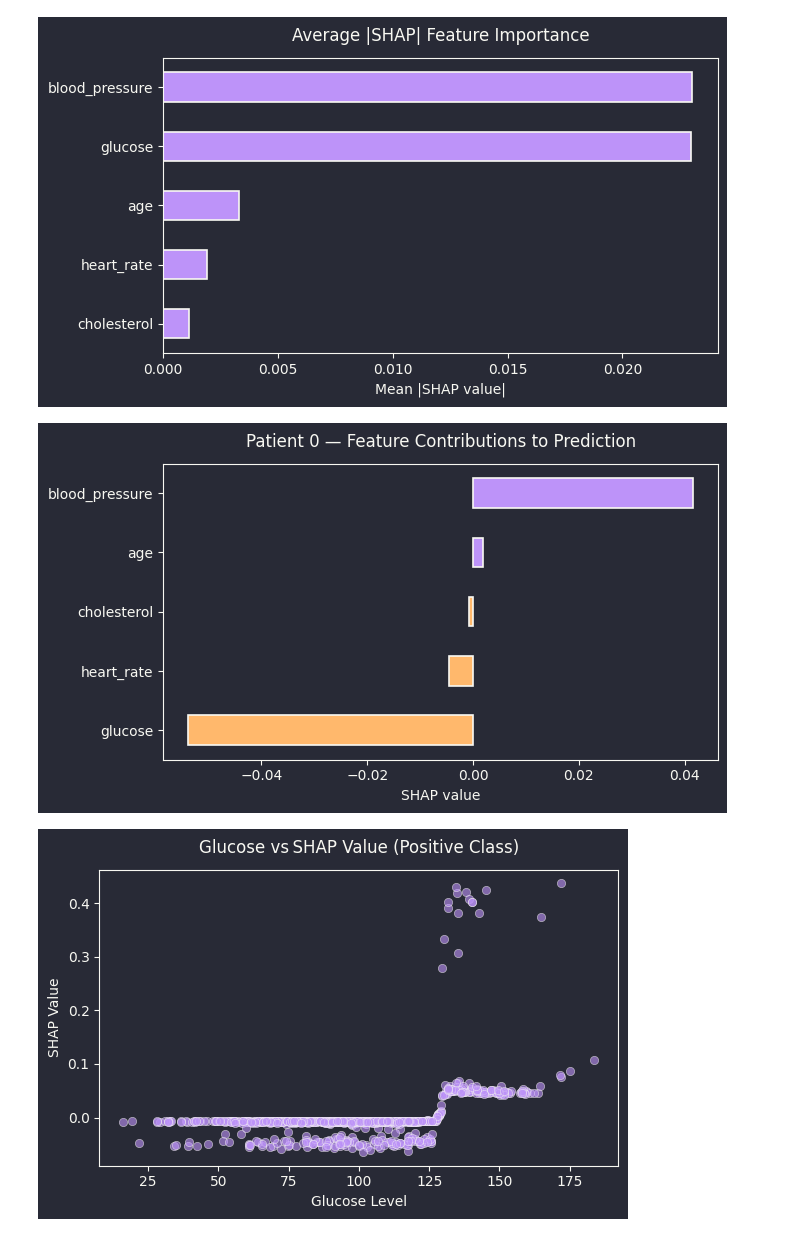
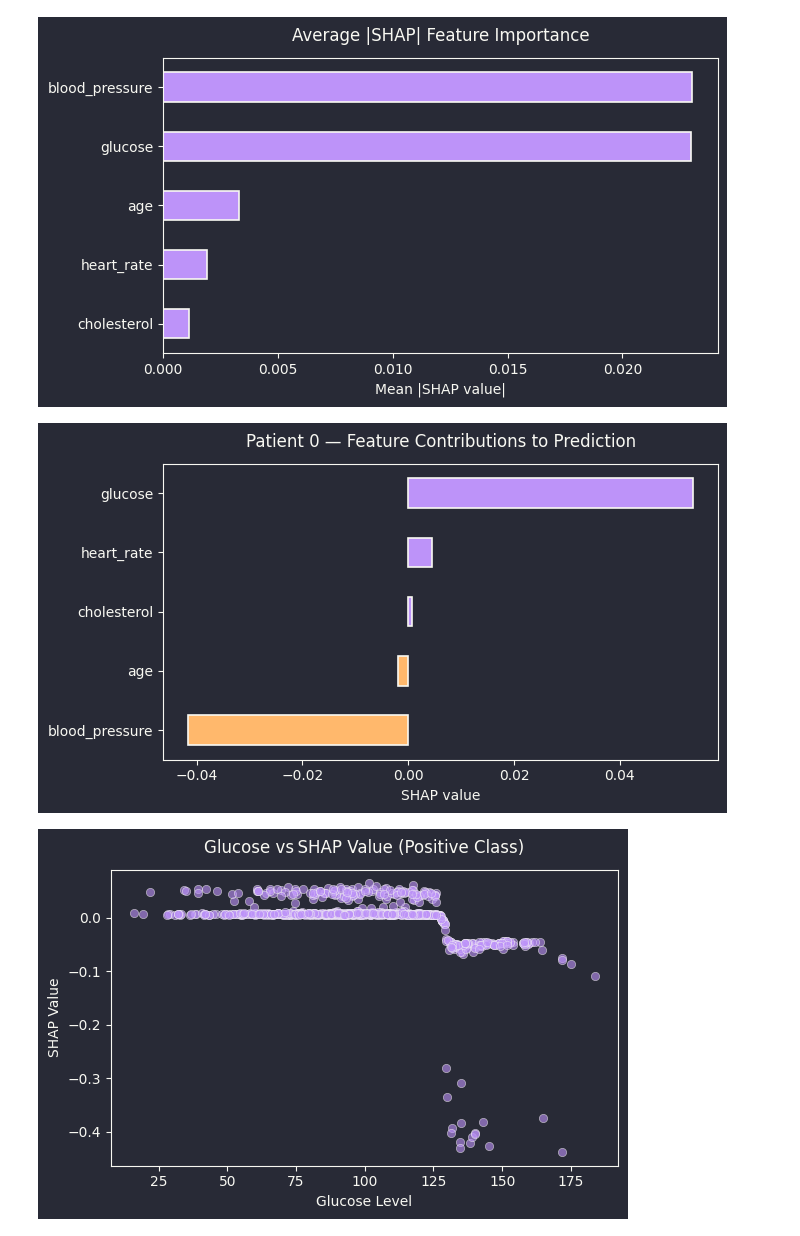
Before and after one commit to zazencodes/ai-engineer-roadmap-notebooks, a Jupyter notebook: 9-ai-jobs-dataviz.ipynb, the cells around one changed output. Drawn from its saved outputs; the diff is of its cells as text; code cells hidden in the pictures.

```diff
--- a/9-ai-jobs-dataviz.ipynb
+++ b/9-ai-jobs-dataviz.ipynb
@@ -388,24 +388,25 @@ plt.show()
 # %%
 # ────────────────────────────────────────────────────────────────
 # 5️⃣  SHAP contributions for the first patient (positive class)
 # ────────────────────────────────────────────────────────────────
 patient_index   = 0                       # change to inspect another patient
+shap_vals_pos = shap_raw[:, :, 0]
 patient_shap    = shap_vals_pos[patient_index]
 patient_contrib = pd.Series(patient_shap, index=features).sort_values()
 
 fig, ax = plt.subplots(figsize=(7, 4))
 colors = [PURPLE if val >= 0 else ORANGE for val in patient_contrib]
 patient_contrib.plot(kind="barh", ax=ax, color=colors)
 
 ax.set_title(f"Patient {patient_index} — Feature Contributions to Prediction",
              pad=12)
 ax.set_xlabel("SHAP value")
 
 style_axes(ax)
 plt.tight_layout()
 plt.show()
 # %% [output]
-[figure, old version]
+[figure, new version]
 # %%
 # ────────────────────────────────────────────────────────────────
 # 6️⃣  Relationship between Glucose and its SHAP value
@@ -424,4 +425,4 @@ style_axes(ax)
 plt.tight_layout()
 plt.show()
 # %% [output]
-[figure, old version]
+[figure, new version]
```
Also changed, not shown: 1 other file.
